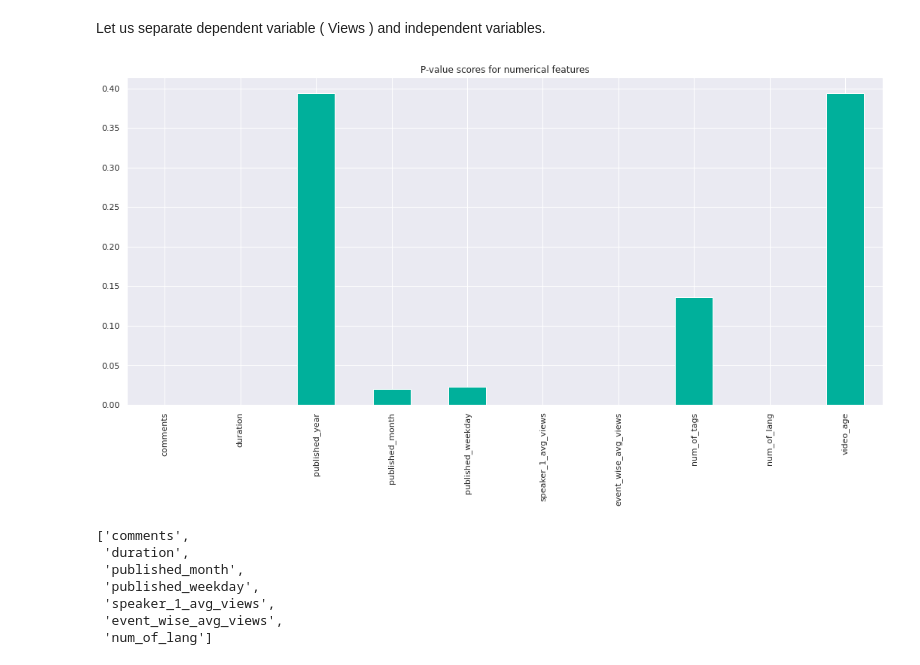
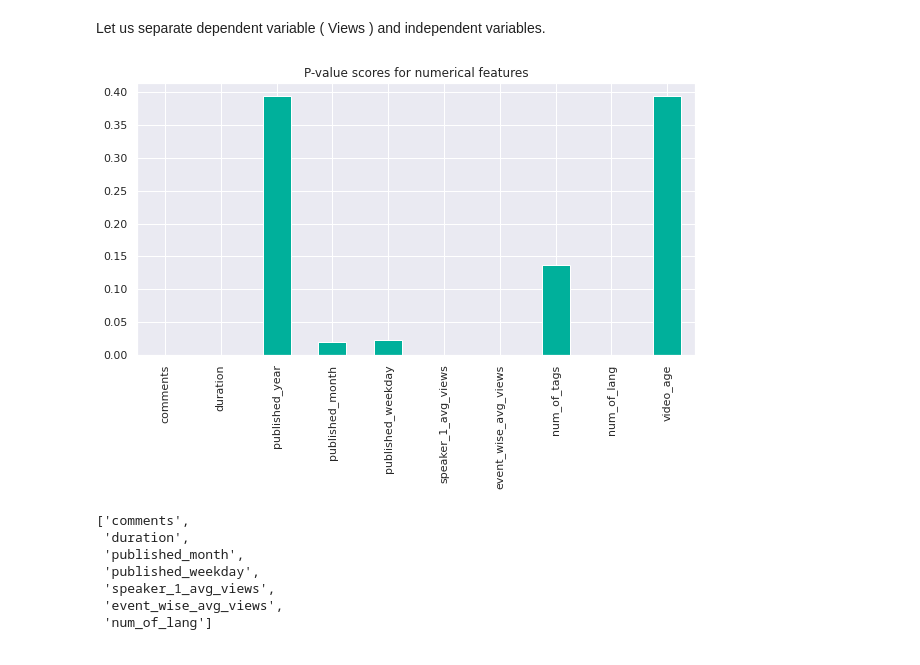
Before and after one commit to sskamalapurkar/Suprvised_ML_Regression_capstone_project, a Jupyter notebook: Ted_Talk_Views_Prediction_Sayali_Kamalapurkar.ipynb, the cells around one changed output. Drawn from its saved outputs; the diff is of its cells as text; code cells hidden in the pictures.

```diff
--- a/Ted_Talk_Views_Prediction_Sayali_Kamalapurkar.ipynb
+++ b/Ted_Talk_Views_Prediction_Sayali_Kamalapurkar.ipynb
@@ -831,12 +833,12 @@ f_scores = f_regression(X, y)
 # %%
 # Let's plot the f scores of independent variable.
 
 p_values= pd.Series(f_scores[1],index= X.columns)
-p_values.plot(kind='bar',color='#00b09b',figsize=(18,8))
+p_values.plot(kind='bar',color='#00b09b',figsize=(10,5))
 plt.title('P-value scores for numerical features')
 plt.show()
 # %% [output]
-[figure, old version]
+[figure, new version]
 # %%
 #create a list of important features
 imp_features=[]
```
Also changed, not shown: parts of 35 cells of this notebook.
